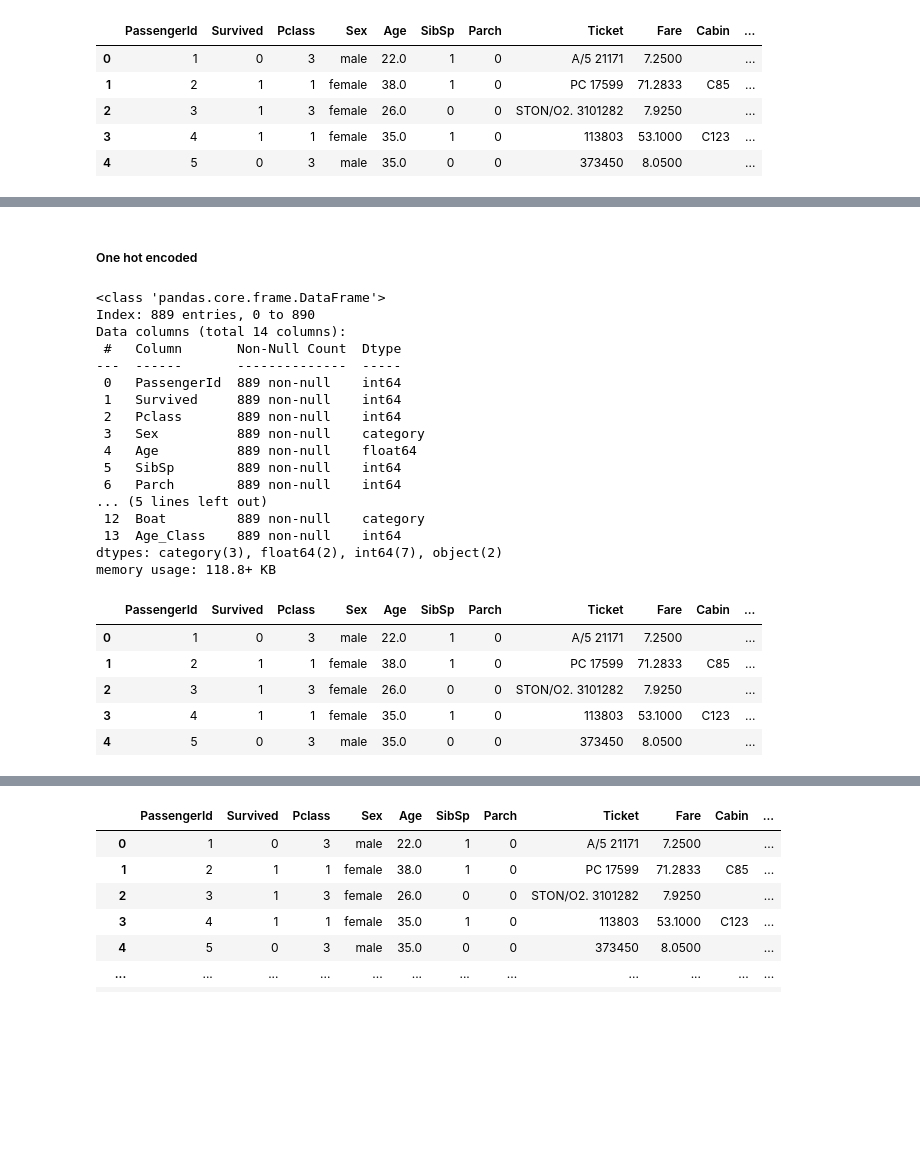
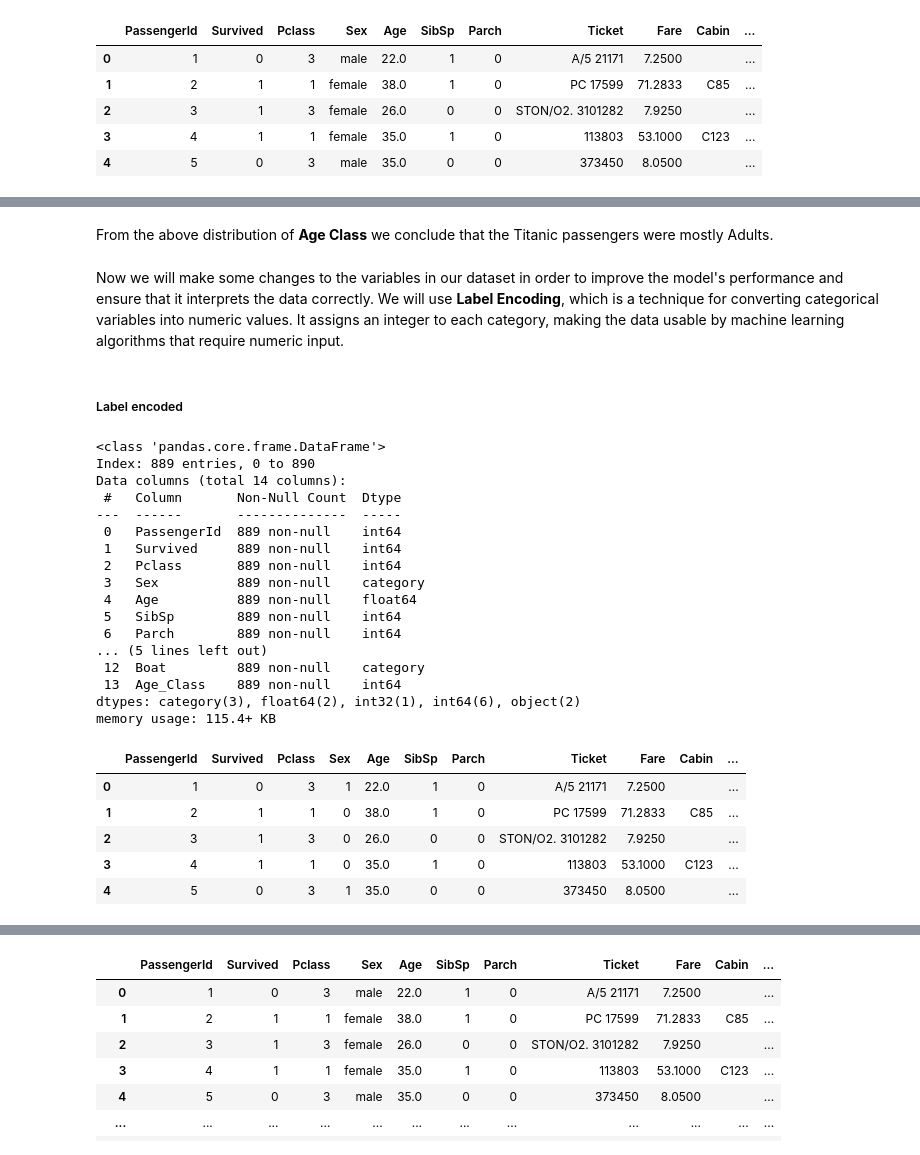
Before and after one commit to maylonleoncio/titanic, a Jupyter notebook: titanic_analysis.ipynb, the cells around one changed output, grey strips where cells are left out. Drawn from its saved outputs; the diff is of its cells as text; code cells hidden in the pictures; blank space fills up the shorter version.

```diff
--- a/titanic_analysis.ipynb
+++ b/titanic_analysis.ipynb
@@ -434,8 +425,8 @@ Based on the information above, we will create the variable __Starboard__, which
 # %%
 train["Cabin"] = train["Cabin"].fillna("")
 test["Cabin"] = test["Cabin"].fillna("")
-train["Starboard"] = train.apply(lambda row: 1 if (len(row["Cabin"]) > 0 and row["Cabin"][-1].isdigit() and int(row["Cabin"][-1]) % 2 != 0) or row["Pclass"] == 3 else 0, axis=1)
-test["Starboard"] = test.apply(lambda row: 1 if (len(row["Cabin"]) > 0 and row["Cabin"][-1].isdigit() and int(row["Cabin"][-1]) % 2 != 0) or row["Pclass"] == 3 else 0, axis=1)
+train["Starboard"] = train.apply(lambda row: 1 if (len(row["Cabin"]) > 0 and row["Cabin"][-1].isdigit() and int(row["Cabin"][-1]) % 2 != 0) else 0, axis=1)
+test["Starboard"] = test.apply(lambda row: 1 if (len(row["Cabin"]) > 0 and row["Cabin"][-1].isdigit() and int(row["Cabin"][-1]) % 2 != 0) else 0,  axis=1)
 
 train.head(10)
 # %% [output]
@@ -450,8 +441,3 @@ train.head(10)
 | 7 | 8 | 0 | 3 | male | 2.0 | 3 | 1 | 349909 | 21.0750 |  | ... |
 | 8 | 9 | 1 | 3 | female | 27.0 | 0 | 2 | 347742 | 11.1333 |  | ... |
 | 9 | 10 | 1 | 2 | female | 14.0 | 1 | 0 | 237736 | 30.0708 |  | ... |
-# %%
-train["Cabin"] = train["Cabin"].fillna("")
-test["Cabin"] = test["Cabin"].fillna("")
-train["Starboard"] = train.apply(lambda row: 1 if (len(row["Cabin"]) > 0 and row["Cabin"][-1].isdigit() and int(row["Cabin"][-1]) % 2 != 0) else 0, axis=1)
-test["Starboard"] = test.apply(lambda row: 1 if (len(row["Cabin"]) > 0 and row["Cabin"][-1].isdigit() and int(row["Cabin"][-1]) % 2 != 0) else 0,  axis=1)
@@ -677,9 +625,19 @@ train.head()
+# %% [markdown]
+From the above distribution of __Age Class__ we conclude that the Titanic passengers were mostly Adults.
+# %% [markdown]
+Now we will make some changes to the variables in our dataset in order to improve the model's performance and ensure that it interprets the data correctly. We will use __Label Encoding__, which is a technique for converting categorical variables into numeric values. It assigns an integer to each category, making the data usable by machine learning algorithms that require numeric input.
 # %% [markdown]
-##### One hot encoded
+##### Label encoded
 # %%
+# Convert the variables Sex, Embarked and Boat to the categorical type.
 train['Sex'] = train['Sex'].astype('category')
+test['Sex'] = test['Sex'].astype('category')
+
 train['Embarked'] = train['Embarked'].astype('category')
+test['Embarked'] = test['Embarked'].astype('category')
+
 train['Boat'] = train['Boat'].astype('category')
+test['Boat'] = test['Boat'].astype('category')
 train.info()
 # %% [output]
 <class 'pandas.core.frame.DataFrame'>
@@ -697,8 +655,8 @@ Data columns (total 14 columns):
 ... (5 lines left out)
  12  Boat         889 non-null    category
  13  Age_Class    889 non-null    int64
-dtypes: category(3), float64(2), int64(7), object(2)
-memory usage: 118.8+ KB
+dtypes: category(3), float64(2), int32(1), int64(6), object(2)
+memory usage: 115.4+ KB
 # %%
 # Não roda isso
 # Assigning numerical values and storing it in another columns
@@ -715,17 +673,22 @@ enc_data = pd.DataFrame(enc.fit_transform(train[['Sex_new', 'faixa_age_new']]).t
 train = train.join(enc_data)
 # %%
 # LabelEncoder
-train['Sex'] = train['Sex'].astype('category')
-# PARA CRIAR UMA NOVA COLUNA SEXO
+
+# Convert categorical variables to a numeric format
 label_encoder = LabelEncoder()
-train['Sex_binario'] = label_encoder.fit_transform(train['Sex'])
+train['Sex'] = label_encoder.fit_transform(train['Sex'])
+test['Sex'] = label_encoder.fit_transform(test['Sex'])
+
 train['Embarked'] = label_encoder.fit_transform(train['Embarked'])
+test['Embarked'] = label_encoder.fit_transform(test['Embarked'])
+
 train['Boat'] = label_encoder.fit_transform(train['Boat'])
+test['Boat'] = label_encoder.fit_transform(test['Boat'])
 train.head()
 # %% [output]
 |  | PassengerId | Survived | Pclass | Sex | Age | SibSp | Parch | Ticket | Fare | Cabin | ... |
-| 0 | 1 | 0 | 3 | male | 22.0 | 1 | 0 | A/5 21171 | 7.2500 |  | ... |
-| 1 | 2 | 1 | 1 | female | 38.0 | 1 | 0 | PC 17599 | 71.2833 | C85 | ... |
-| 2 | 3 | 1 | 3 | female | 26.0 | 0 | 0 | STON/O2. 3101282 | 7.9250 |  | ... |
-| 3 | 4 | 1 | 1 | female | 35.0 | 1 | 0 | 113803 | 53.1000 | C123 | ... |
-| 4 | 5 | 0 | 3 | male | 35.0 | 0 | 0 | 373450 | 8.0500 |  | ... |
+| 0 | 1 | 0 | 3 | 1 | 22.0 | 1 | 0 | A/5 21171 | 7.2500 |  | ... |
+| 1 | 2 | 1 | 1 | 0 | 38.0 | 1 | 0 | PC 17599 | 71.2833 | C85 | ... |
+| 2 | 3 | 1 | 3 | 0 | 26.0 | 0 | 0 | STON/O2. 3101282 | 7.9250 |  | ... |
+| 3 | 4 | 1 | 1 | 0 | 35.0 | 1 | 0 | 113803 | 53.1000 | C123 | ... |
+| 4 | 5 | 0 | 3 | 1 | 35.0 | 0 | 0 | 373450 | 8.0500 |  | ... |
```
Also changed, not shown: parts of 36 cells of this notebook.
